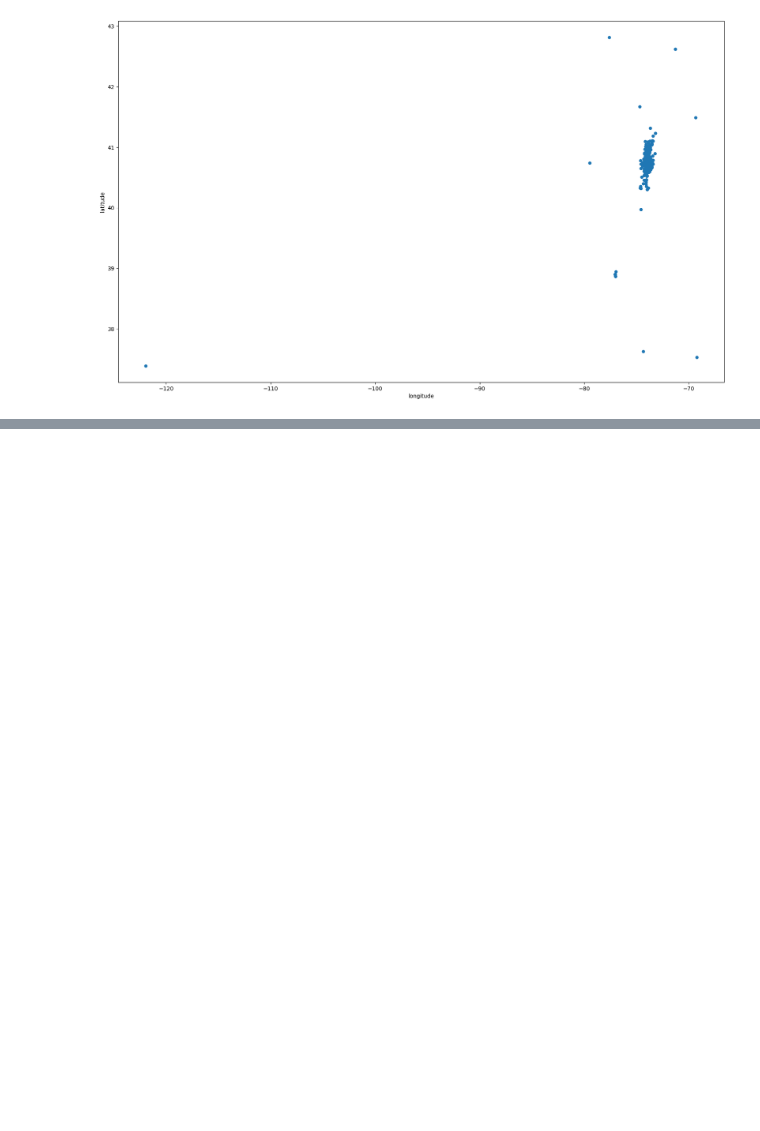
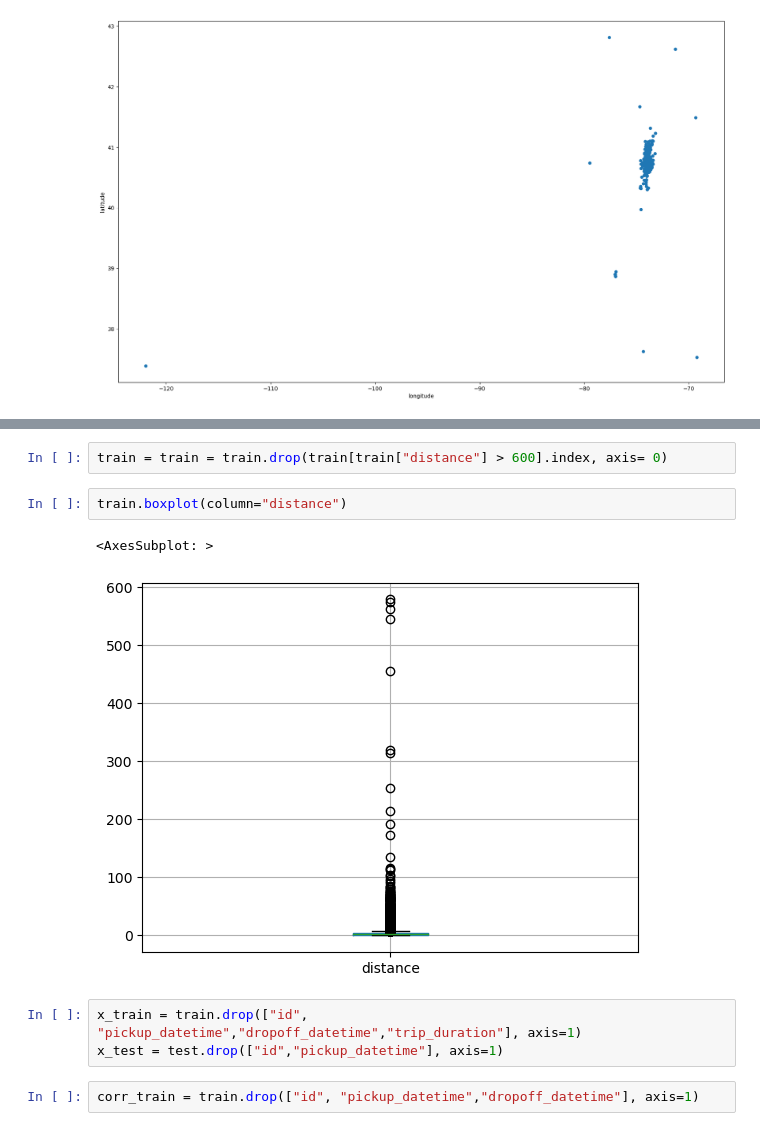
Before and after one commit to kbs1027/Kaggle, a Jupyter notebook: newyork_taxi/taxi.ipynb, the cells around one changed output, grey strips where cells are left out. Drawn from its saved outputs; the diff is of its cells as text; blank space fills up the shorter version.

```diff
--- a/newyork_taxi/taxi.ipynb
+++ b/newyork_taxi/taxi.ipynb
@@ -157,0 +252,12 @@ AttributeError: 'str' object has no attribute 'values'
+# %%
+train = train = train.drop(train[train["distance"] > 600].index, axis= 0)
+# %%
+train.boxplot(column="distance")
+# %% [output]
+<AxesSubplot: >
+[figure, added]
+# %%
+x_train = train.drop(["id", "pickup_datetime","dropoff_datetime","trip_duration"], axis=1)
+x_test = test.drop(["id","pickup_datetime"], axis=1)
+# %%
+corr_train = train.drop(["id", "pickup_datetime","dropoff_datetime"], axis=1)
```
Also changed, not shown: parts of 17 cells of this notebook.
